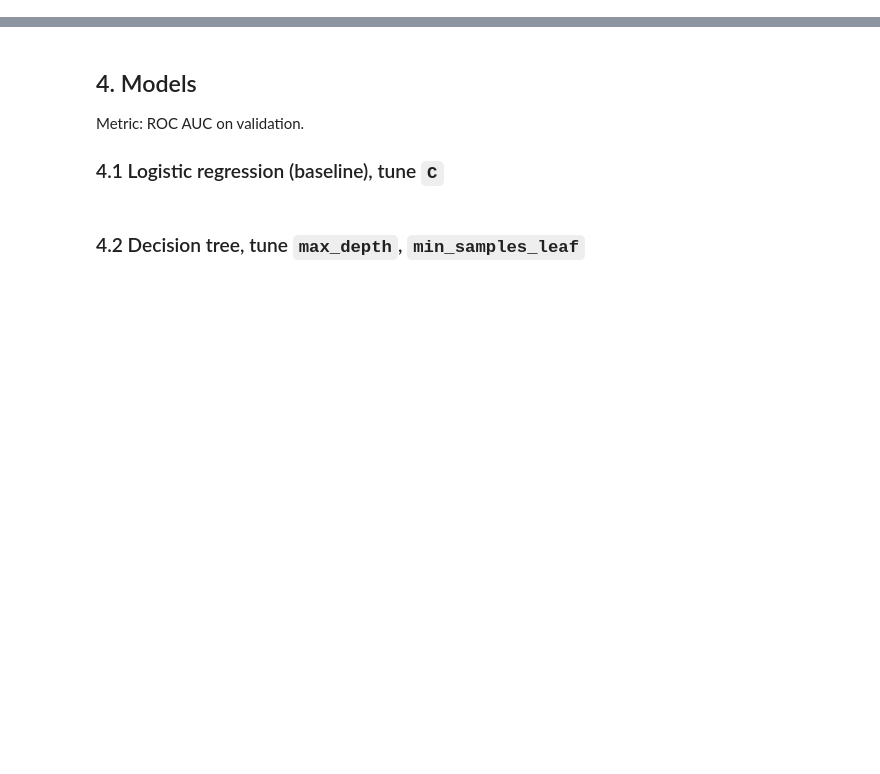
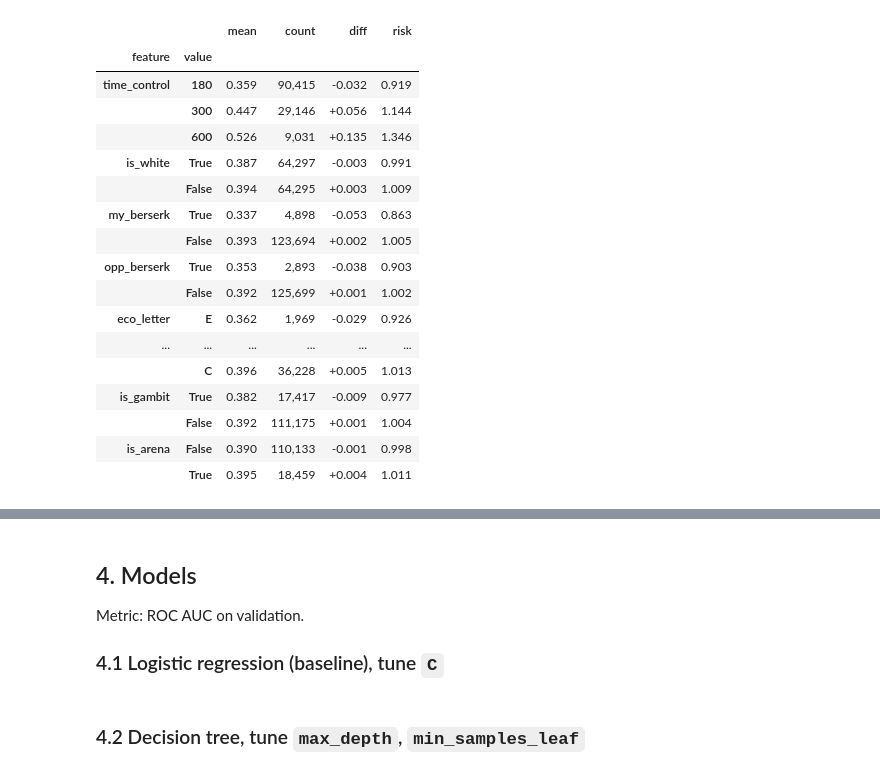
Before and after one commit to HighFlip/lichess-flag-prediction, a Jupyter notebook: notebook.ipynb, the cells around one changed output, grey strips where cells are left out. Cells and saved outputs as stored; diff of their text form; code cells hidden in the pictures; blank space fills up the shorter version.

```diff
--- a/notebook.ipynb
+++ b/notebook.ipynb
@@ -66,0 +188,8 @@ dtype: object
+# %%
+num_cols = ["threshold", "ply", "my_clock", "opp_clock", "my_rating",
+            "opp_rating", "my_material", "opp_material", "clock_diff",
+            "clock_ratio", "my_clock_frac", "opp_clock_frac", "rating_diff",
+            "material_diff"]
+cat_cols = ["time_control", "is_white", "my_berserk", "opp_berserk", "eco_letter",
+            "opening_family", "is_gambit", "is_arena"]
+target   = ["flagged"]
@@ -66,0 +248,46 @@ dtype: object
+# %%
+global_rate = df_full_train.flagged.mean()
+
+groups = []
+for col in cat_cols:
+    df_group = df_full_train.groupby(col).flagged.agg(["mean", "count"])
+    df_group["diff"] = df_group["mean"] - global_rate
+    df_group["risk"] = df_group["mean"] / global_rate
+    df_group.index = df_group.index.astype(str) # bools, ints and strings in one index
+    groups.append(df_group.sort_values("risk"))
+
+risk_table = pd.concat(groups, keys=cat_cols, names=["feature", "value"])
+
+risk_format = {"mean": "{:.3f}", "count": "{:,}", "diff": "{:+.3f}", "risk": "{:.3f}"}
+
+# opening_family has its own table further down
+shown = risk_table.drop("opening_family", level="feature")
+
+# a line above the first row of each feature
+is_first = ~shown.index.get_level_values("feature").duplicated()
+line = np.where(is_first, "border-top: 2px solid gray", "")
+
+(shown.style
+    .format(risk_format)
+    .background_gradient(subset=["risk"], cmap="RdBu_r", vmin=0.7, vmax=1.3)
+    .apply(lambda col: line)          # line on the data cells
+    .apply_index(lambda idx: line))   # line on the index cells
+# %% [output]
+|  |  | mean | count | diff | risk |
+| feature | value |  |  |  |  |
+| time_control | 180 | 0.359 | 90,415 | -0.032 | 0.919 |
+|  | 300 | 0.447 | 29,146 | +0.056 | 1.144 |
+|  | 600 | 0.526 | 9,031 | +0.135 | 1.346 |
+| is_white | True | 0.387 | 64,297 | -0.003 | 0.991 |
+|  | False | 0.394 | 64,295 | +0.003 | 1.009 |
+| my_berserk | True | 0.337 | 4,898 | -0.053 | 0.863 |
+|  | False | 0.393 | 123,694 | +0.002 | 1.005 |
+| opp_berserk | True | 0.353 | 2,893 | -0.038 | 0.903 |
+|  | False | 0.392 | 125,699 | +0.001 | 1.002 |
+| eco_letter | E | 0.362 | 1,969 | -0.029 | 0.926 |
+| ... | ... | ... | ... | ... | ... |
+|  | C | 0.396 | 36,228 | +0.005 | 1.013 |
+| is_gambit | True | 0.382 | 17,417 | -0.009 | 0.977 |
+|  | False | 0.392 | 111,175 | +0.001 | 1.004 |
+| is_arena | False | 0.390 | 110,133 | -0.001 | 0.998 |
+|  | True | 0.395 | 18,459 | +0.004 | 1.011 |
```
Also changed, not shown: parts of 49 cells of this notebook.
